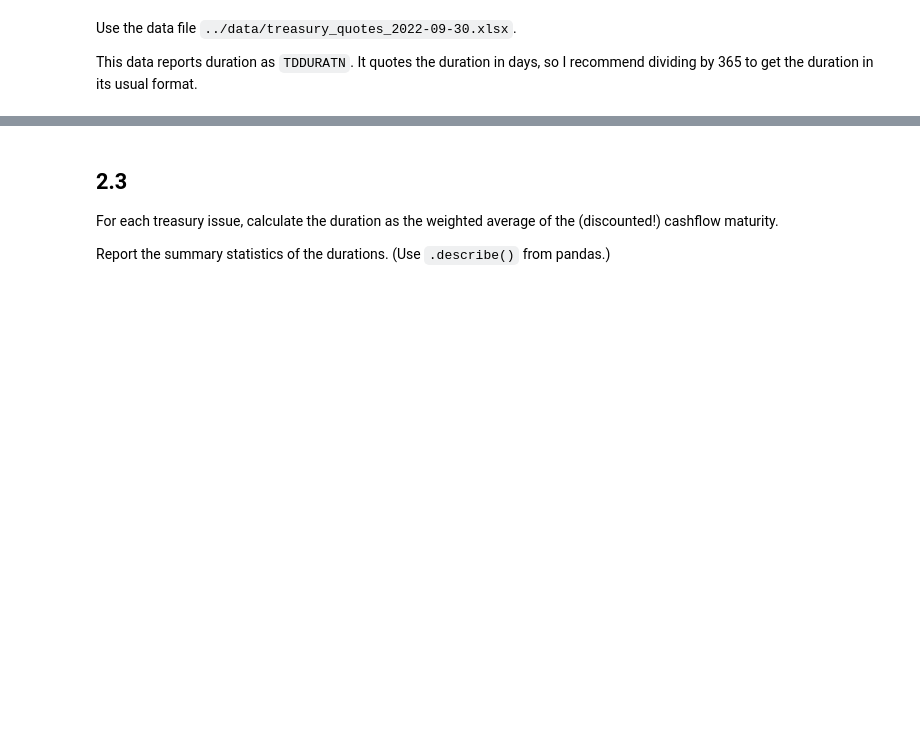
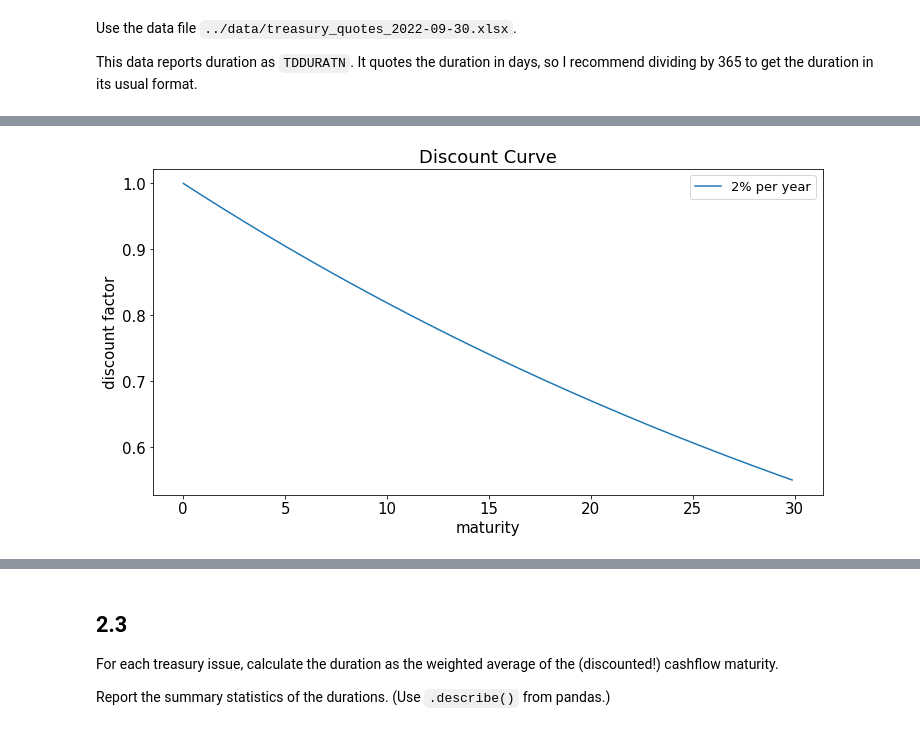
Before and after one commit to Zixin730/finm-fixedincome-2023, a Jupyter notebook: homework/Homework 2 Zixin.ipynb, the cells around one changed output, grey strips where cells are left out. Saved outputs shown, nothing was run; the diff lists cells and outputs as text; code cells hidden in the pictures; blank space fills up the shorter version.

```diff
--- a/homework/Homework 2 Zixin.ipynb
+++ b/homework/Homework 2 Zixin.ipynb
@@ -88,3 +224,6 @@ CF = calc_cashflows(rawdata)
+# %%
+data = filter_treasuries(rawdata, t_date=t_current, filter_yld = RESTRICT_YLD, filter_tips = RESTRICT_TIPS, drop_duplicate_maturities=RESTRICT_REDUNDANT)
+CF = filter_treasury_cashflows(calc_cashflows(data),filter_maturity_dates=RESTRICT_DTS_MATURING)
 # %%
 CF.head()
 # %% [output]
@@ -105,0 +257,21 @@ Plot the discount curve and the associated spot curve out to 30 years maturity.
+# %%
+# nlds_grid = np.arange(0.01, 30, 0.01)
+maturity = get_maturity_delta(CF.columns, t_current)
+
+def get_discount_grid(maturity, rate):
+    discount_grid = pd.DataFrame(data=np.zeros([len(maturity), 1]), index=maturity, columns=["2% per year"])
+    spot_grid = pd.DataFrame(data=np.zeros([len(maturity), 1]), index=maturity, columns=["2% per year"])
+    for n in maturity:
+        spot_grid.loc[n, "2% per year"] = np.exp(rate*n) - 1
+        discount_grid.loc[n, "2% per year"] = np.exp(-rate*n)
+
+    return spot_grid, discount_grid
+
+spot_grid, discount_grid = get_discount_grid(maturity, 0.02)
+discount_grid.plot()
+plt.xlabel('maturity')
+plt.ylabel('discount factor')
+plt.title('Discount Curve')
+plt.show()
+# %% [output]
+[figure, added]
```
Also changed, not shown: parts of 39 cells of this notebook.
